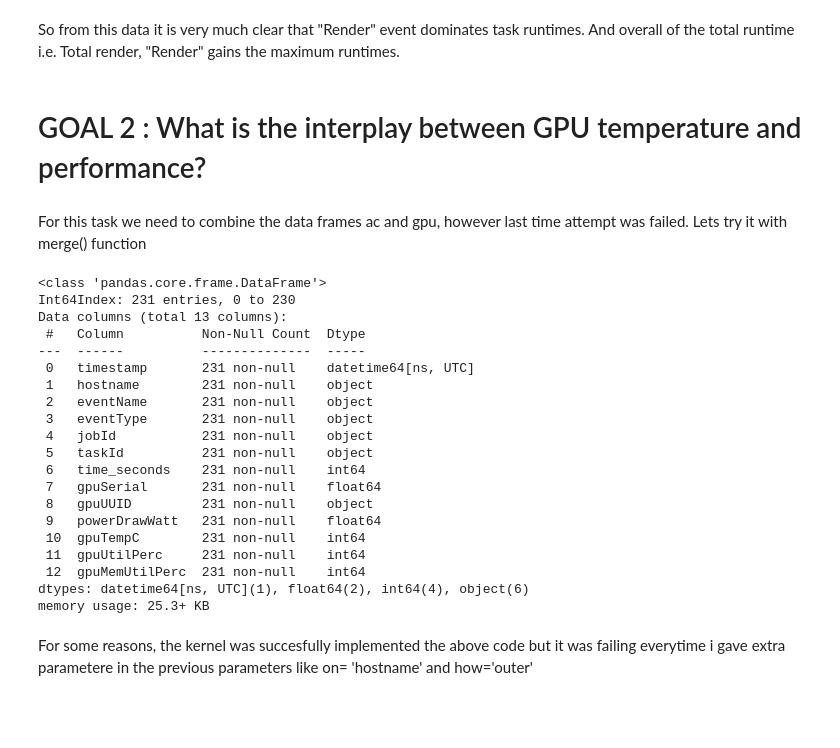
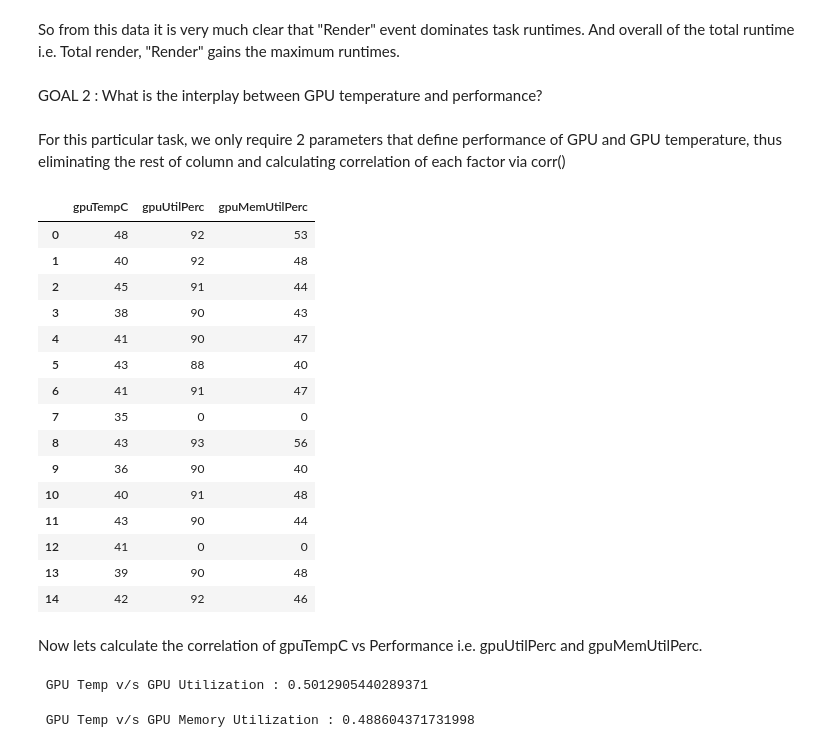
Before and after one commit to spruha2/Tera, a Jupyter notebook: CloudAssign.ipynb, the cells around one changed output. Saved outputs shown, nothing was run; the diff lists cells and outputs as text; code cells hidden in the pictures; blank space fills up the shorter version.

```diff
--- a/CloudAssign.ipynb
+++ b/CloudAssign.ipynb
@@ -259,35 +261,44 @@ sns.barplot(x= ACdrop.index.get_level_values('eventName'), y=ACdrop['duration'])
 # %% [markdown]
 So from this data it is very much clear that "Render" event dominates task runtimes. And overall of the total runtime i.e. Total render, "Render" gains the maximum runtimes.
 # %% [markdown]
-# GOAL 2 : What is the interplay between GPU temperature and performance?
+GOAL 2 : What is the interplay between GPU temperature and performance?
-# %% [markdown]
-For this task we need to combine the data frames ac and gpu, however last time attempt was failed. Lets try it with merge() function
-# %%
-# Attempting to merge AC and GPU
-
-ac_gpu = pd.merge(ac,gpu)
-
-ac_gpu.info()
-# %% [output]
-<class 'pandas.core.frame.DataFrame'>
-Int64Index: 231 entries, 0 to 230
-Data columns (total 13 columns):
- #   Column          Non-Null Count  Dtype
----  ------          --------------  -----
- 0   timestamp       231 non-null    datetime64[ns, UTC]
- 1   hostname        231 non-null    object
- 2   eventName       231 non-null    object
- 3   eventType       231 non-null    object
- 4   jobId           231 non-null    object
- 5   taskId          231 non-null    object
- 6   time_seconds    231 non-null    int64
- 7   gpuSerial       231 non-null    float64
- 8   gpuUUID         231 non-null    object
- 9   powerDrawWatt   231 non-null    float64
- 10  gpuTempC        231 non-null    int64
- 11  gpuUtilPerc     231 non-null    int64
- 12  gpuMemUtilPerc  231 non-null    int64
-dtypes: datetime64[ns, UTC](1), float64(2), int64(4), object(6)
-memory usage: 25.3+ KB
-# %% [markdown]
-For some reasons, the kernel was succesfully implemented the above code but it was failing everytime i gave extra parametere in the previous parameters like on= 'hostname' and how='outer'
+# %% [markdown]
+For this particular task, we only require 2 parameters that define performance of GPU and GPU temperature, thus eliminating the rest of column and calculating correlation of each factor via corr()
+# %%
+# Dropping unnecesary column
+
+ac_gpu_cor = gpu.iloc[: , 5:8]
+ac_gpu_cor.head(15)
+# %% [output]
+|  | gpuTempC | gpuUtilPerc | gpuMemUtilPerc |
+| 0 | 48 | 92 | 53 |
+| 1 | 40 | 92 | 48 |
+| 2 | 45 | 91 | 44 |
+| 3 | 38 | 90 | 43 |
+| 4 | 41 | 90 | 47 |
+| 5 | 43 | 88 | 40 |
+| 6 | 41 | 91 | 47 |
+| 7 | 35 | 0 | 0 |
+| 8 | 43 | 93 | 56 |
+| 9 | 36 | 90 | 40 |
+| 10 | 40 | 91 | 48 |
+| 11 | 43 | 90 | 44 |
+| 12 | 41 | 0 | 0 |
+| 13 | 39 | 90 | 48 |
+| 14 | 42 | 92 | 46 |
+# %% [markdown]
+Now lets calculate the correlation of gpuTempC vs Performance i.e. gpuUtilPerc and gpuMemUtilPerc.
+# %%
+# Correlation of the gpuTempC and gpuMemUtilPerc
+
+util = ac_gpu_cor['gpuTempC'].corr(ac_gpu_cor['gpuUtilPerc'])
+print(f" GPU Temp v/s GPU Utilization : {util}")
+# %% [output]
+ GPU Temp v/s GPU Utilization : 0.5012905440289371
+# %%
+# Correlation of the gpuTempC and gpuMemUtilPerc
+
+mem = ac_gpu_cor['gpuTempC'].corr(ac_gpu_cor['gpuMemUtilPerc'])
+print(f" GPU Temp v/s GPU Memory Utilization : {mem}")
+# %% [output]
+ GPU Temp v/s GPU Memory Utilization : 0.488604371731998
```
Also changed, not shown: parts of 2 cells of this notebook.
